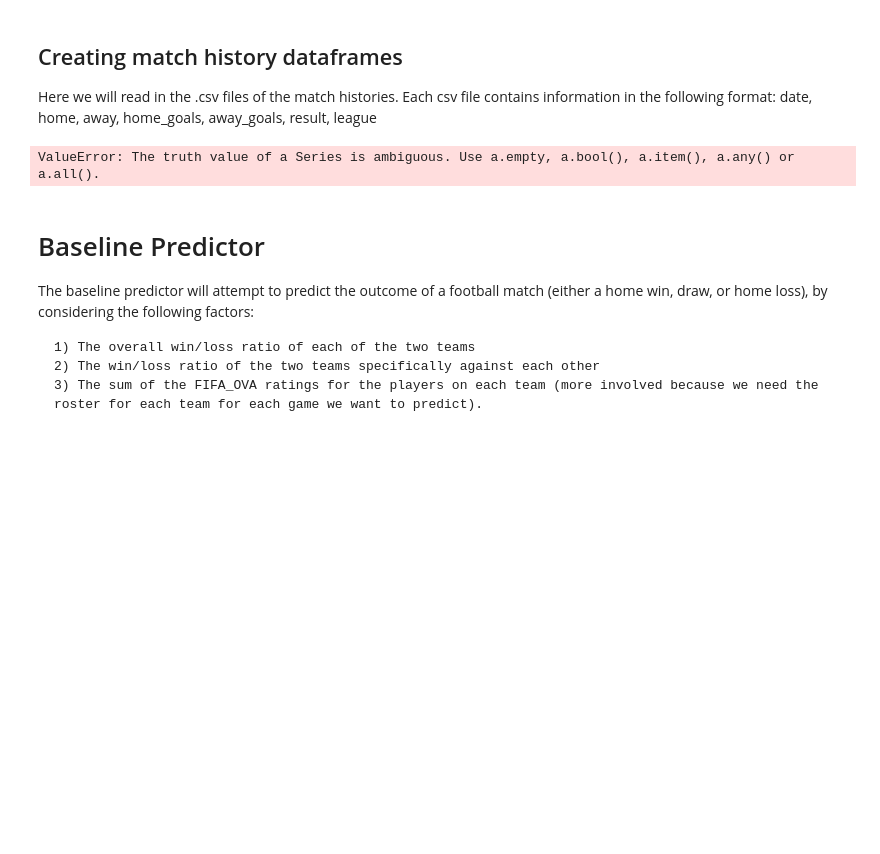
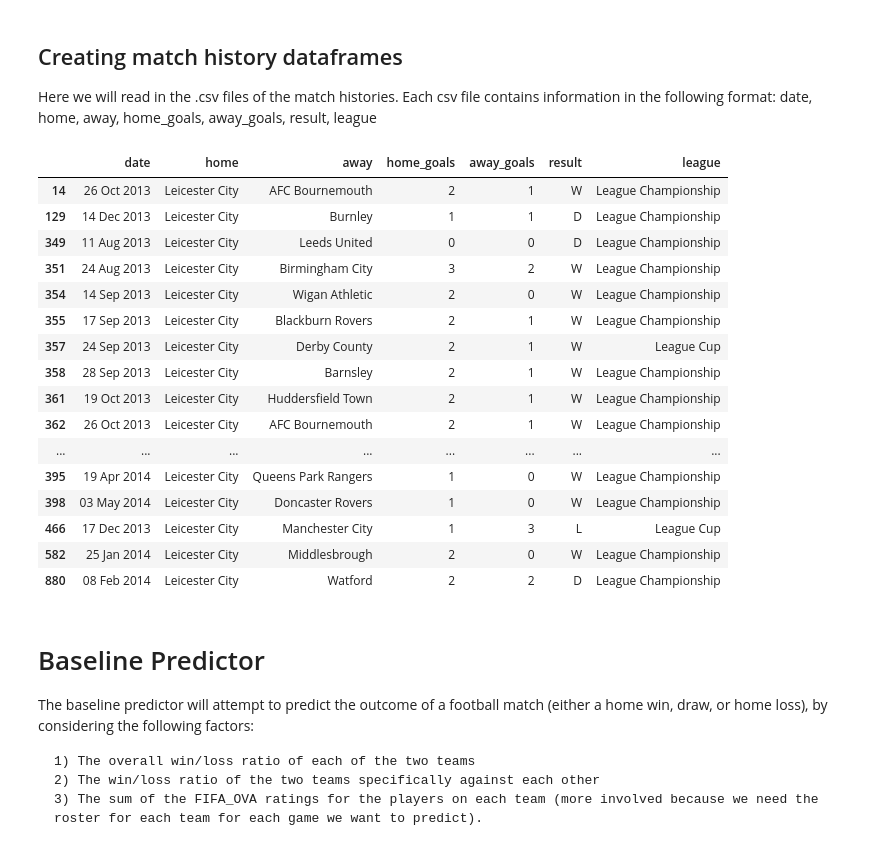
Before and after one commit to vpatov/football_genie, a Jupyter notebook: football_genie.ipynb, the cells around one changed output. Cells and saved outputs as stored; diff of their text form; code cells hidden in the pictures; blank space fills up the shorter version.

```diff
--- a/football_genie.ipynb
+++ b/football_genie.ipynb
@@ -135,16 +135,33 @@ date, home, away, home_goals, away_goals, result, league
 # %%
 seasons = ['2016','2015','2014','2013','2012']
 season_histories = {season:None for season in seasons}
 for season in seasons:
     df = pd.read_csv('premier-league-' + season +'.csv')
     season_histories[season] = df
 
 season_histories['2015']
 len(season_histories['2015'].index)
-home_games = df[(df['home'] == 'Arsenal') | (df['away'] == 'Arsenal')]
+df = season_histories['2014']
+home_games = df[(df['home'] == 'Leicester City') | (df['away'] == 'Leicester City') & (df['league'] == 'Premier League')]
 home_games
 # %% [output]
-ValueError: The truth value of a Series is ambiguous. Use a.empty, a.bool(), a.item(), a.any() or a.all().
+|  | date | home | away | home_goals | away_goals | result | league |
+| 14 | 26 Oct 2013 | Leicester City | AFC Bournemouth | 2 | 1 | W | League Championship |
+| 129 | 14 Dec 2013 | Leicester City | Burnley | 1 | 1 | D | League Championship |
+| 349 | 11 Aug 2013 | Leicester City | Leeds United | 0 | 0 | D | League Championship |
+| 351 | 24 Aug 2013 | Leicester City | Birmingham City | 3 | 2 | W | League Championship |
+| 354 | 14 Sep 2013 | Leicester City | Wigan Athletic | 2 | 0 | W | League Championship |
+| 355 | 17 Sep 2013 | Leicester City | Blackburn Rovers | 2 | 1 | W | League Championship |
+| 357 | 24 Sep 2013 | Leicester City | Derby County | 2 | 1 | W | League Cup |
+| 358 | 28 Sep 2013 | Leicester City | Barnsley | 2 | 1 | W | League Championship |
+| 361 | 19 Oct 2013 | Leicester City | Huddersfield Town | 2 | 1 | W | League Championship |
+| 362 | 26 Oct 2013 | Leicester City | AFC Bournemouth | 2 | 1 | W | League Championship |
+| ... | ... | ... | ... | ... | ... | ... | ... |
+| 395 | 19 Apr 2014 | Leicester City | Queens Park Rangers | 1 | 0 | W | League Championship |
+| 398 | 03 May 2014 | Leicester City | Doncaster Rovers | 1 | 0 | W | League Championship |
+| 466 | 17 Dec 2013 | Leicester City | Manchester City | 1 | 3 | L | League Cup |
+| 582 | 25 Jan 2014 | Leicester City | Middlesbrough | 2 | 0 | W | League Championship |
+| 880 | 08 Feb 2014 | Leicester City | Watford | 2 | 2 | D | League Championship |
 # %% [markdown]
 # Baseline Predictor
 The baseline predictor will attempt to predict the outcome of a football match (either a home win, draw, or home loss), by considering the following factors:
```
Also changed, not shown: parts of 1 cell of this notebook.
